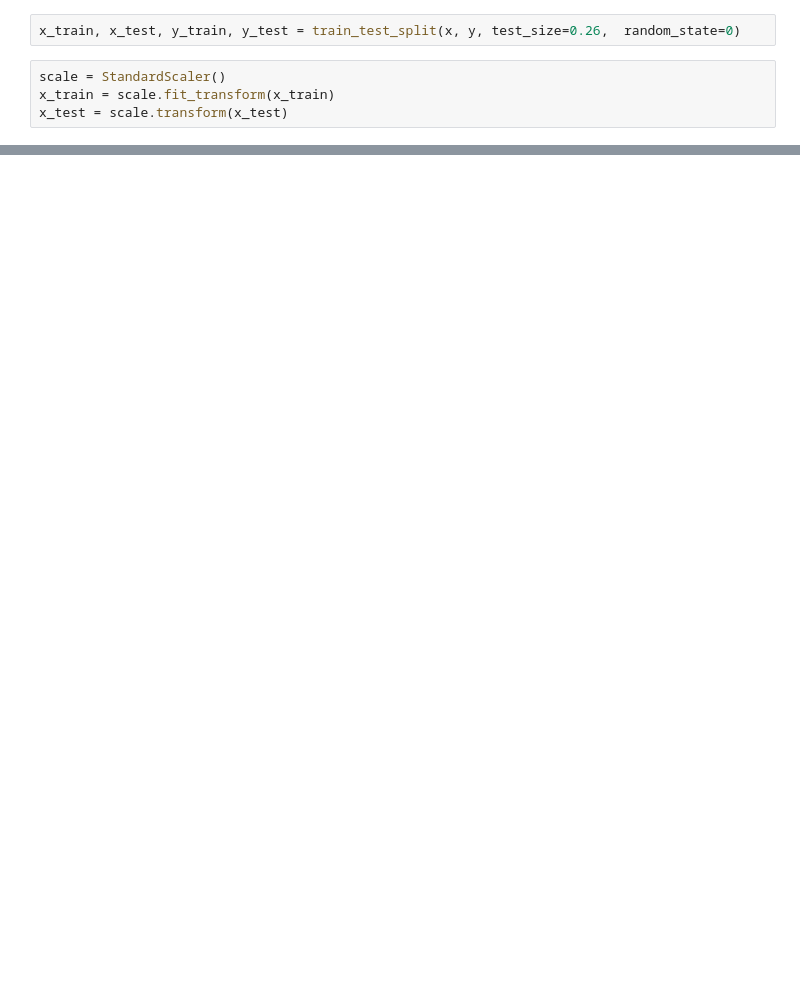
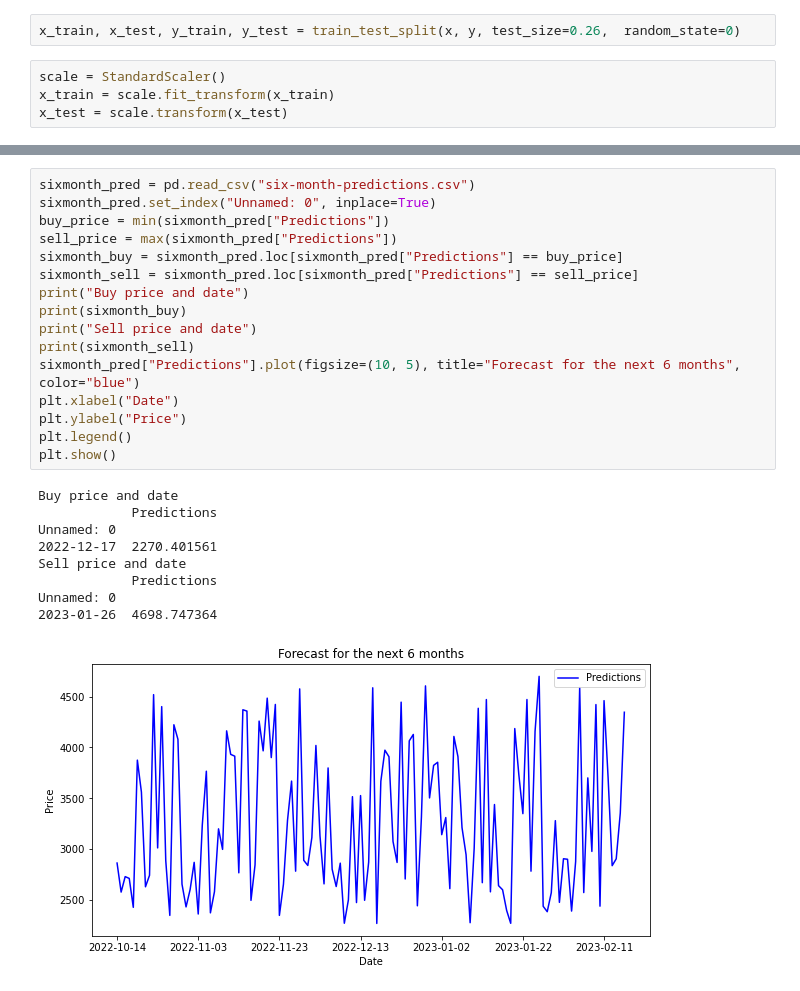
Before and after one commit to icantthinkofanewusername/stock-price-prediction-data-analytics, a Jupyter notebook: 19MIS1082_Random_Forest.ipynb, the cells around one changed output, grey strips where cells are left out. Drawn from its saved outputs; the diff is of its cells as text; blank space fills up the shorter version.

```diff
--- a/19MIS1082_Random_Forest.ipynb
+++ b/19MIS1082_Random_Forest.ipynb
@@ -144 +145,27 @@ Unnamed: 0
+# %%
+sixmonth_pred = pd.read_csv("six-month-predictions.csv")
+sixmonth_pred.set_index("Unnamed: 0", inplace=True)
+buy_price = min(sixmonth_pred["Predictions"])
+sell_price = max(sixmonth_pred["Predictions"])
+sixmonth_buy = sixmonth_pred.loc[sixmonth_pred["Predictions"] == buy_price]
+sixmonth_sell = sixmonth_pred.loc[sixmonth_pred["Predictions"] == sell_price]
+print("Buy price and date")
+print(sixmonth_buy)
+print("Sell price and date")
+print(sixmonth_sell)
+sixmonth_pred["Predictions"].plot(figsize=(10, 5), title="Forecast for the next 6 months", color="blue")
+plt.xlabel("Date")
+plt.ylabel("Price")
+plt.legend()
+plt.show()
+# %% [output]
+Buy price and date
+            Predictions
+Unnamed: 0
+2022-12-17  2270.401561
+Sell price and date
+            Predictions
+Unnamed: 0
+2023-01-26  4698.747364
+[figure, added]
 # %%
```
Also changed, not shown: parts of 12 cells of this notebook.
